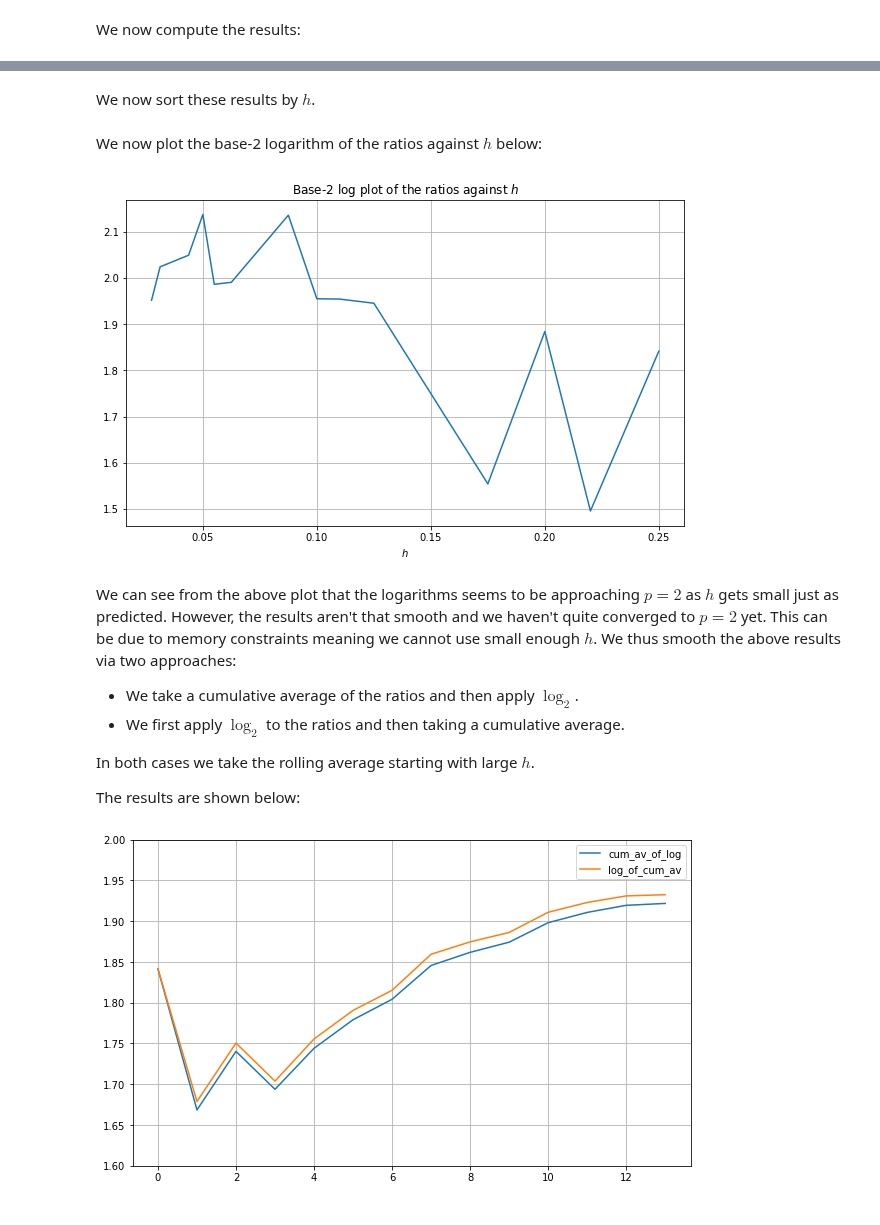
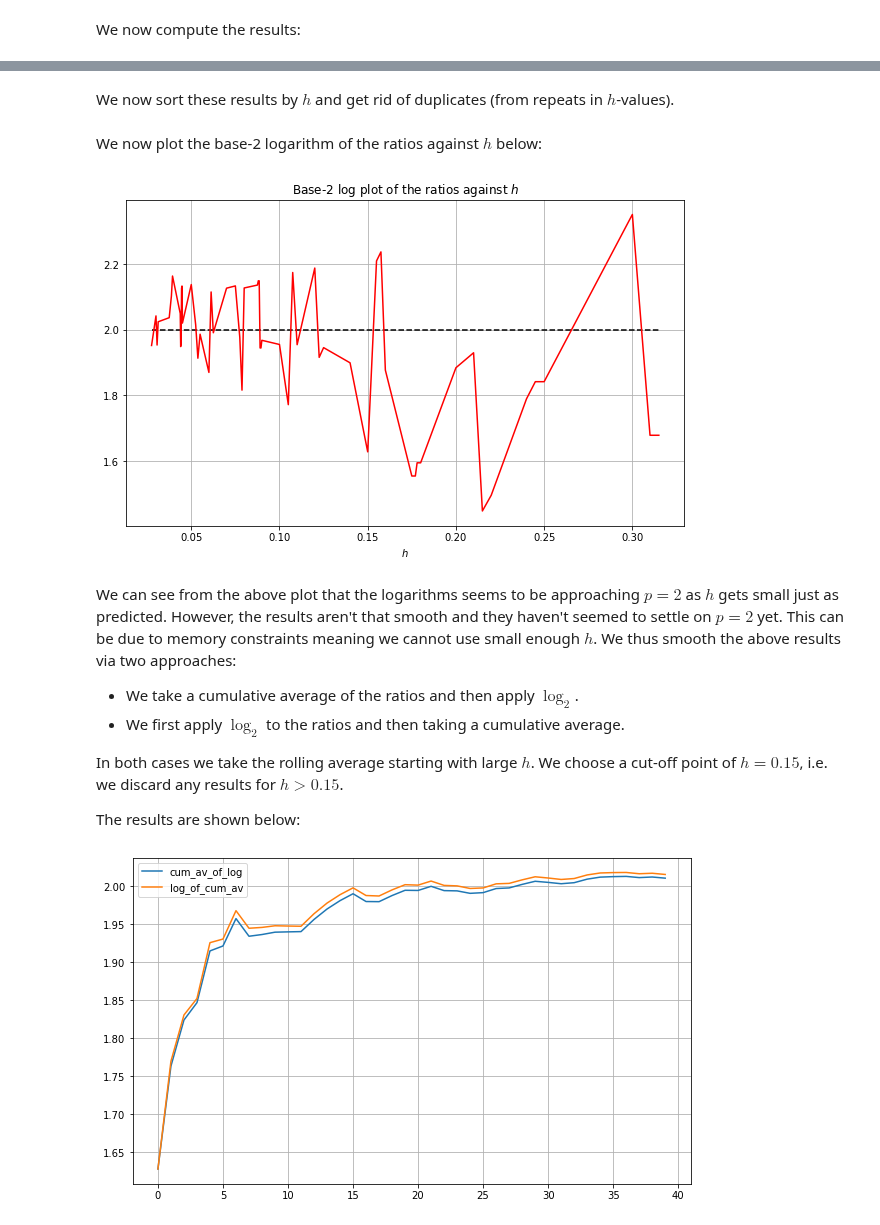
Before and after one commit to YanniPapandreou/statFEM, a Jupyter notebook: 04_twoDim_prior_results.ipynb, the cells around one changed output, grey strips where cells are left out. Drawn from its saved outputs; the diff is of its cells as text; code cells hidden in the pictures.

```diff
--- a/04_twoDim_prior_results.ipynb
+++ b/04_twoDim_prior_results.ipynb
@@ -160,5 +166,12 @@ Wall time: 9min 50s
+# %%
+#hide
+import pickle
+with open('2D_prior_results_finer','rb') as f:
+    results = pickle.load(f)
+h_range = results['h']
+errors = results['ratios']
 # %% [markdown]
-We now sort these results by $h$.
+We now sort these results by $h$ and get rid of duplicates (from repeats in $h$-values).
 # %%
 h_range_array = np.array(h_range)
 errors_array = np.array(errors)
@@ -166,37 +179,48 @@ errors_array = np.array(errors)
 argInd = np.argsort(h_range_array)
 hs = h_range_array[argInd]
 es = errors_array[argInd]
+hs,hs_ind = np.unique(hs,return_index=True)
+es = es[hs_ind]
 # %% [markdown]
 We now plot the base-2 logarithm of the ratios against $h$ below:
 # %%
 #hide_input
-plt.plot(hs,np.log2(es))
+plt.plot(hs,np.log2(es),c='r')
 plt.xlabel('$h$')
 plt.title('Base-2 log plot of the ratios against $h$')
+plt.hlines(2.0,hs[0],hs[-1],colors='black',linestyles='--')
 plt.grid()
+plt.savefig('2D_prior_results.png',dpi=300,bbox_inches='tight',facecolor='w')
 plt.show()
 # %% [output]
-[figure, old version]
+[figure, new version]
 # %% [markdown]
-We can see from the above plot that the logarithms seems to be approaching $p=2$ as $h$ gets small just as predicted. However, the results aren't that smooth and we haven't quite converged to $p=2$ yet. This can be due to memory constraints meaning we cannot use small enough $h$. We thus smooth the above results via two approaches:
+We can see from the above plot that the logarithms seems to be approaching $p=2$ as $h$ gets small just as predicted. However, the results aren't that smooth and they haven't seemed to settle on $p=2$ yet. This can be due to memory constraints meaning we cannot use small enough $h$. We thus smooth the above results via two approaches:
 
 - We take a cumulative average of the ratios and then apply $\log_2$.
 - We first apply $\log_2$ to the ratios and then taking a cumulative average.
 
-In both cases we take the rolling average starting with large $h$.
+In both cases we take the rolling average starting with large $h$. We choose a cut-off point of $h=0.15$, i.e. we discard any results for $h>0.15$.
 
 The results are shown below:
 # %%
 #hide_input
 # get the cumulative average of es:
-es_av = np.cumsum(np.log2(es[::-1]))/np.arange(1,len(es)+1)
-es_av_1 = np.log2(np.cumsum(es[::-1])/np.arange(1,len(es)+1))
+i = -19
+ES = es[:i]
+es_av = np.cumsum(np.log2(ES[::-1]))/np.arange(1,len(ES)+1)
+es_av_1 = np.log2(np.cumsum(ES[::-1])/np.arange(1,len(ES)+1))
 plt.plot(es_av,label='cum_av_of_log')
+#plt.plot(es_av_1,label='log_of_cum_av',c='r')
 plt.plot(es_av_1,label='log_of_cum_av')
-plt.ylim((1.6,2.0))
+#plt.hlines(2.0,0,len(es_av_1),colors='black',linestyles='--')
+#plt.title('Base-2 logarithms of the cumulative averages of the ratios for $h\leq 0.15$')
+#plt.xlabel('index')
+#plt.ylim((1.8,2.1))
 plt.legend()
 plt.grid()
+#plt.savefig('2D_prior_results_smoothed.png',dpi=300,bbox_inches='tight',facecolor='w')
 plt.show()
 # %% [output]
-[figure, old version]
+[figure, new version]
 # %% [markdown]
```
Also changed, not shown: parts of 6 cells of this notebook, 12 other files.
